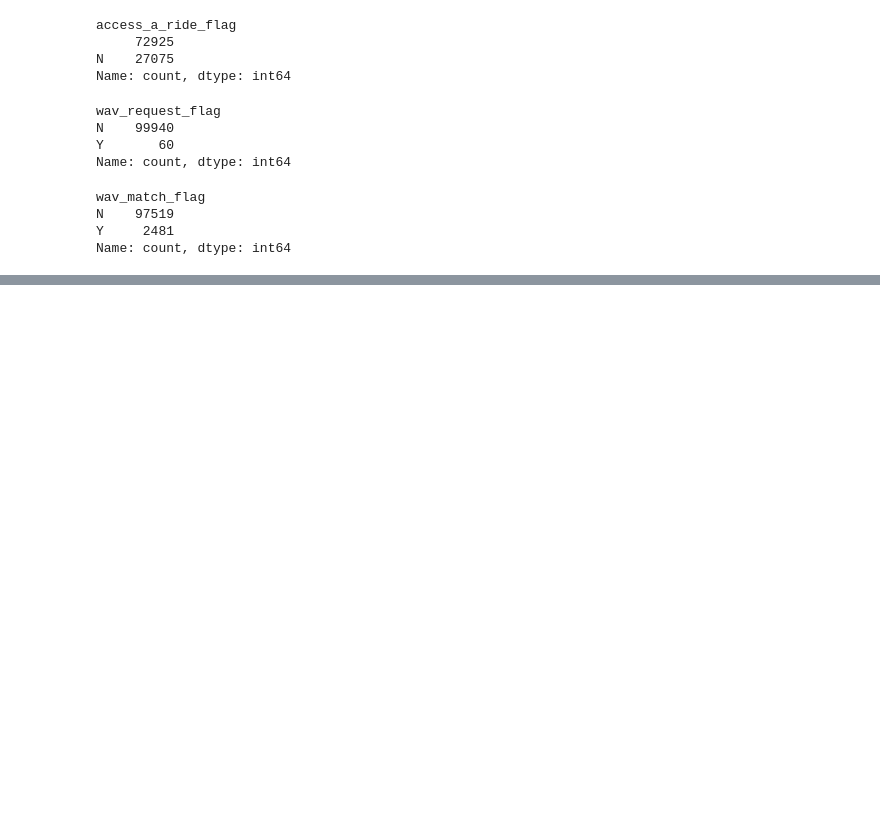
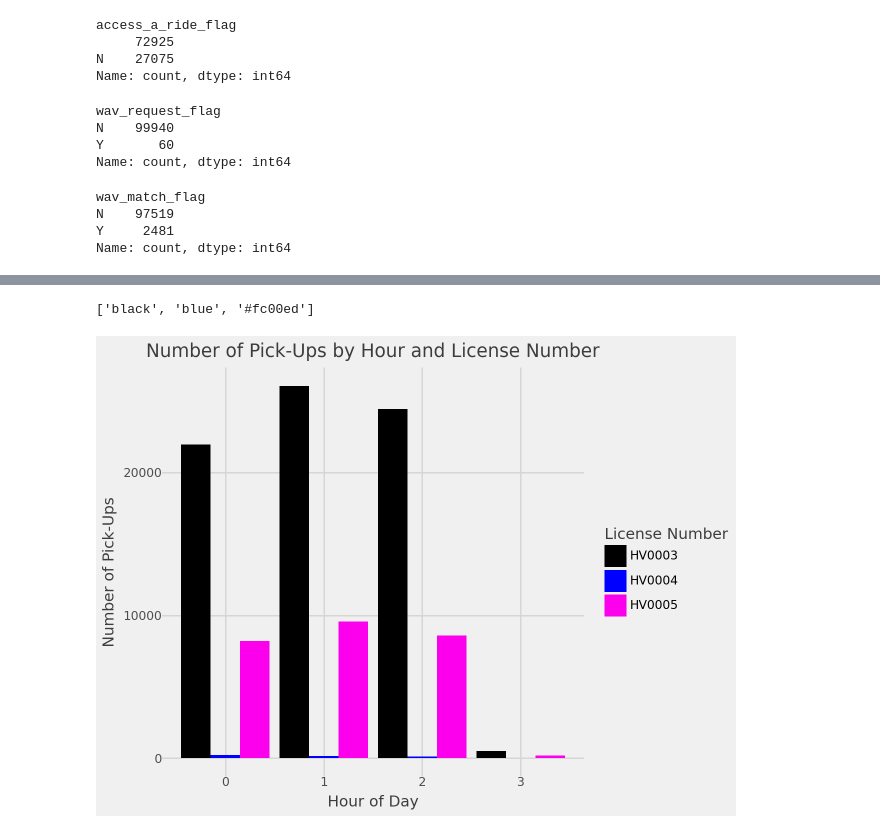
Before and after one commit to GonzaloLopezS/TFM_VTC_NYC, a Jupyter notebook: Notebooks/prueba_2021.ipynb, the cells around one changed output, grey strips where cells are left out. Cells and saved outputs as stored; diff of their text form; code cells hidden in the pictures; blank space fills up the shorter version.

```diff
--- a/Notebooks/prueba_2021.ipynb
+++ b/Notebooks/prueba_2021.ipynb
@@ -1003,0 +1030,2 @@ Name: count, dtype: int64
+# %%
+trips_copy = trips.copy()
@@ -1003,0 +1039,34 @@ Name: count, dtype: int64
+# %%
+colors
+# %% [output]
+['black', 'blue', '#fc00ed']
+# %%
+from plotnine import ggplot, aes, geom_col, labs, theme_minimal, scale_fill_manual
+import pandas as pd
+
+# Extract the hour from pickup_datetime
+trips_copy['pickup_hour'] = trips_copy['pickup_datetime'].dt.hour
+
+# Group by hvfhs_license_num and pickup_hour, and count the number of trips
+hourly_counts = trips_copy.groupby(['hvfhs_license_num', 'pickup_hour']).size().reset_index(name='count')
+
+# Define a mapping of license numbers to colors
+license_colors = dict(zip(hourly_counts['hvfhs_license_num'].unique(), colors))
+
+# Create the plot
+plot = (
+    ggplot(hourly_counts, aes(x='pickup_hour', y='count', fill='hvfhs_license_num')) +
+    geom_col(position='dodge') +
+    scale_fill_manual(values=license_colors) +
+    labs(
+        title='Number of Pick-Ups by Hour and License Number',
+        x='Hour of Day',
+        y='Number of Pick-Ups',
+        fill='License Number'
+    ) +
+    theme_538()
+)
+
+plot
+# %% [output]
+[figure, added]
```
Also changed, not shown: parts of 34 cells of this notebook, 1 other file.
